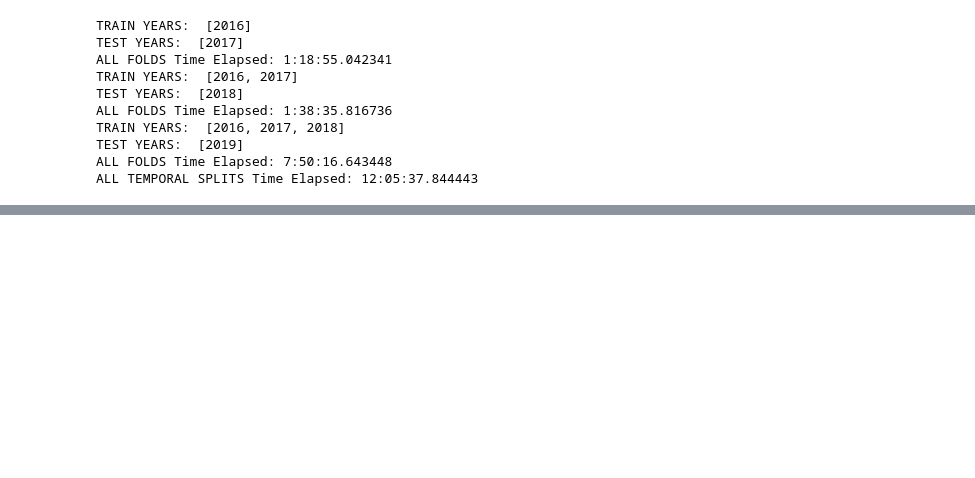
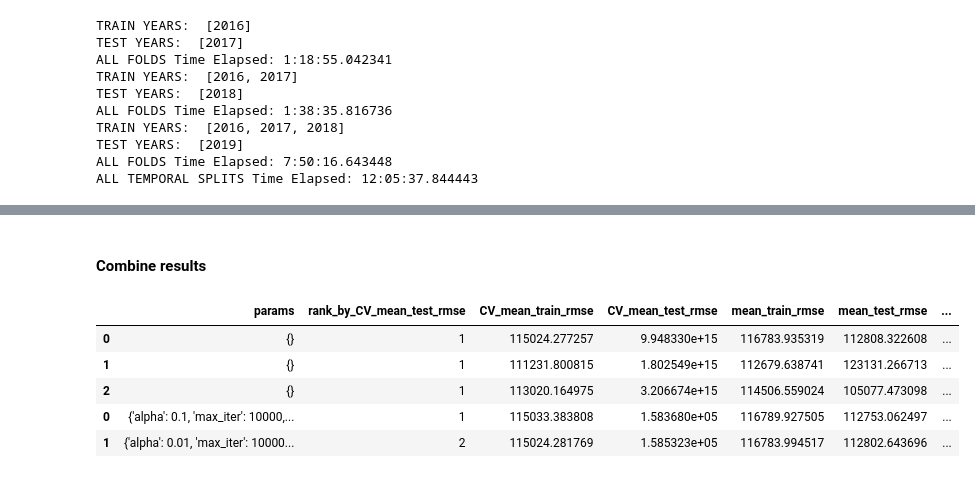
Before and after one commit to ymericson/ml-project, a Jupyter notebook: train-models-final.ipynb, the cells around one changed output, grey strips where cells are left out. Saved outputs shown, nothing was run; the diff lists cells and outputs as text; code cells hidden in the pictures; blank space fills up the shorter version.

```diff
--- a/train-models-final.ipynb
+++ b/train-models-final.ipynb
@@ -579,0 +610,23 @@ boost
+# %% [markdown]
+#### Combine results
+# %%
+linear['model'] = 'Linear'
+ridge['model'] = 'Ridge'
+lasso['model'] = 'Lasso'
+enet['model'] = 'ElasticNet'
+dtree['model'] = 'DecisionTree'
+rf['model'] = 'RandomForest'
+boost['model'] = 'Boosting'
+# %%
+df = pd.concat([linear, ridge, lasso, enet, dtree, rf, boost], sort=False)
+# %%
+df = df.rename(columns={'Test Years': 'Validate Year'})
+# %%
+df.head()
+# %% [output]
+|  | params | rank_by_CV_mean_test_rmse | CV_mean_train_rmse | CV_mean_test_rmse | mean_train_rmse | mean_test_rmse | ... |
+| 0 | {} | 1 | 115024.277257 | 9.948330e+15 | 116783.935319 | 112808.322608 | ... |
+| 1 | {} | 1 | 111231.800815 | 1.802549e+15 | 112679.638741 | 123131.266713 | ... |
+| 2 | {} | 1 | 113020.164975 | 3.206674e+15 | 114506.559024 | 105077.473098 | ... |
+| 0 | {'alpha': 0.1, 'max_iter': 10000,... | 1 | 115033.383808 | 1.583680e+05 | 116789.927505 | 112753.062497 | ... |
+| 1 | {'alpha': 0.01, 'max_iter': 10000... | 2 | 115024.281769 | 1.585323e+05 | 116783.994517 | 112802.643696 | ... |
```
Also changed, not shown: parts of 10 cells of this notebook, 2 other files.
